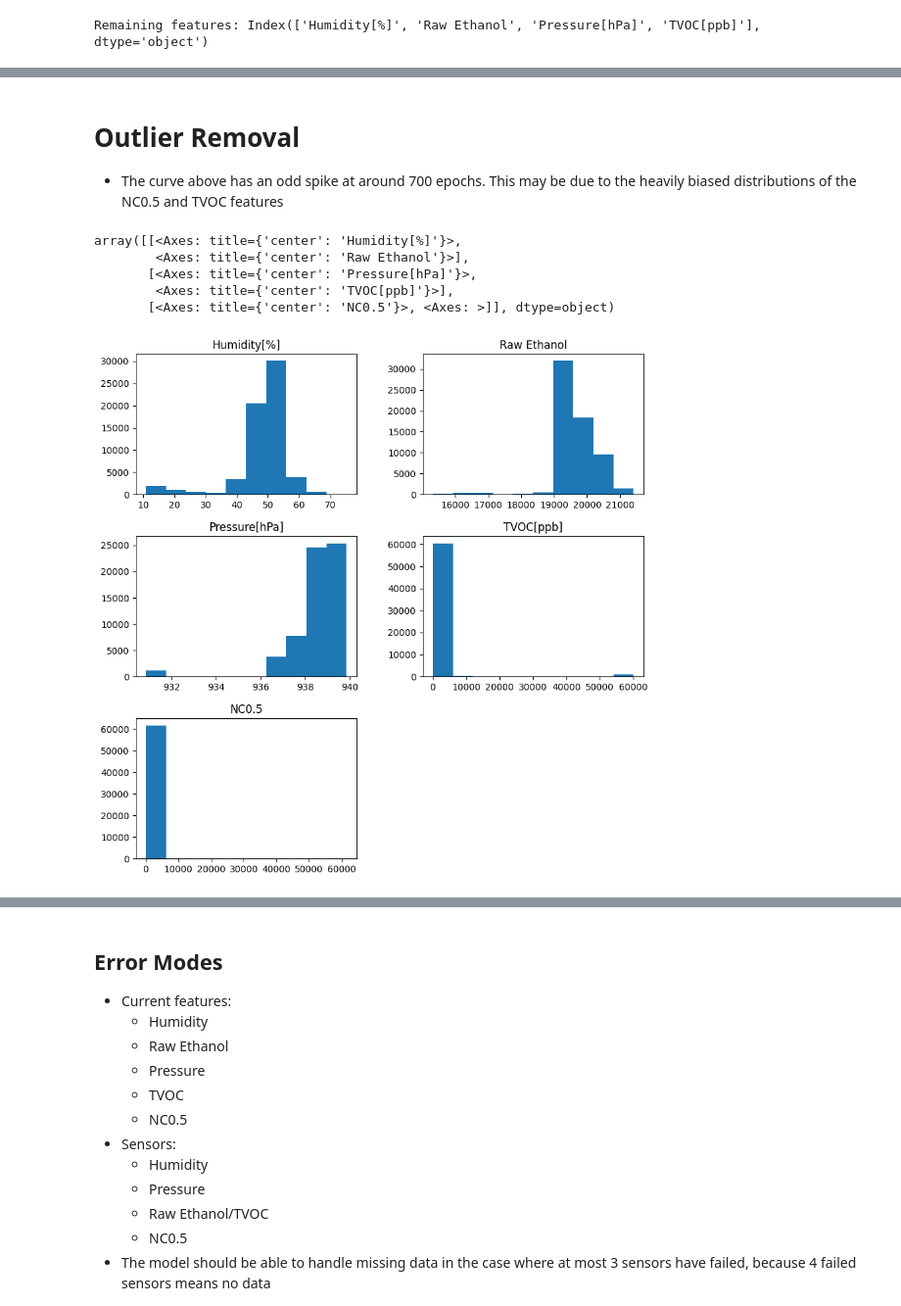
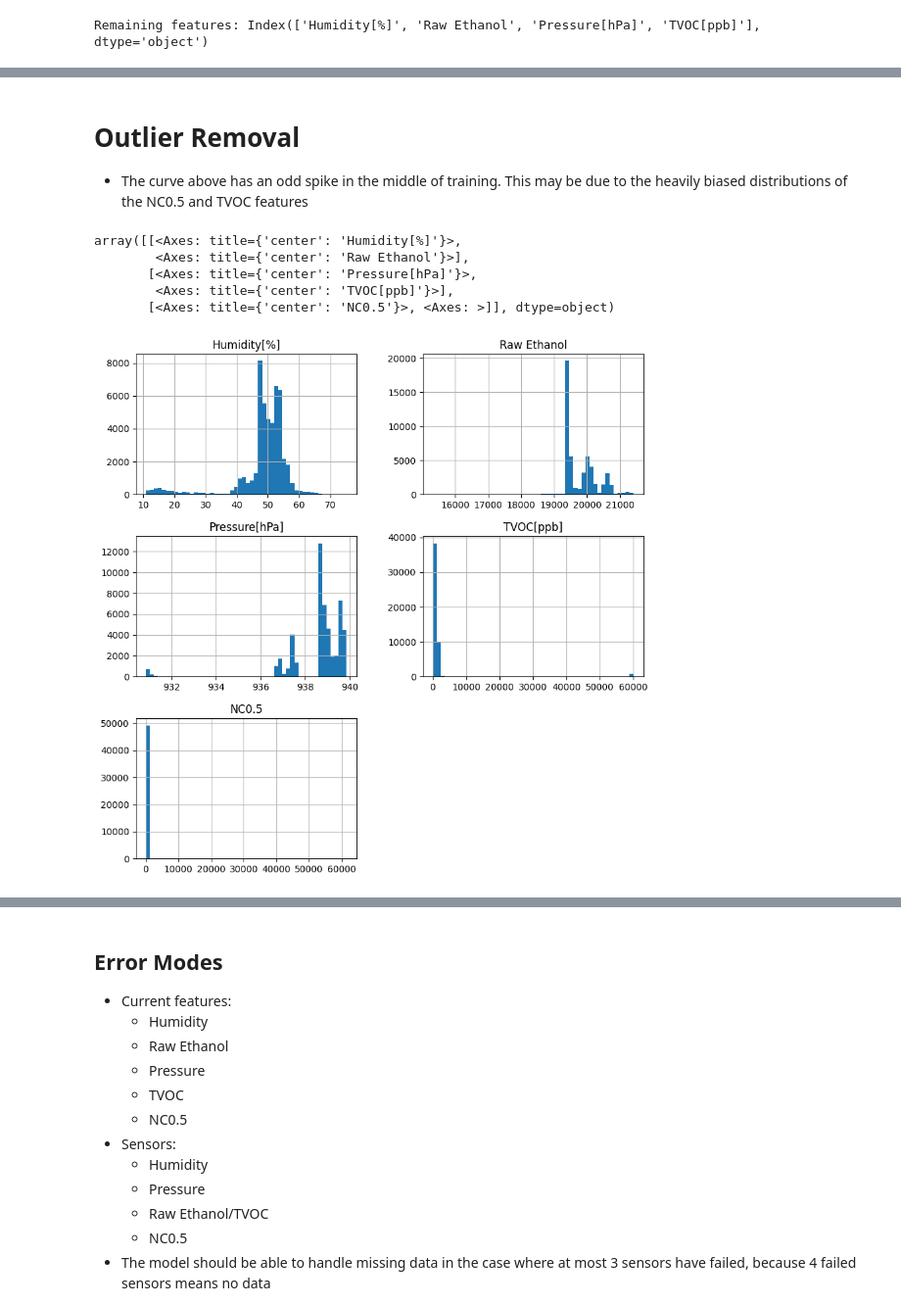
Before and after one commit to jaskinkabir/Intro_ML_Project, a Jupyter notebook: Proj.ipynb, the cells around one changed output, grey strips where cells are left out. Shown at 98% size. Saved outputs shown, nothing was run; the diff lists cells and outputs as text; code cells hidden in the pictures.

```diff
--- a/Proj.ipynb
+++ b/Proj.ipynb
@@ -242,12 +237,17 @@ f1: 0.00560506698055636 %
 # %% [markdown]
 # Outlier Removal
-- The curve above has an odd spike at around 700 epochs. This may be due to the heavily biased distributions of the NC0.5 and TVOC features
+- The curve above has an odd spike in the middle of training. This may be due to the heavily biased distributions of the NC0.5 and TVOC features
-# %%
-X_5f.hist(figsize=(10, 10), grid=False)
-# %% [output]
-array([[<Axes: title={'center': 'Humidity[%]'}>,
-        <Axes: title={'center': 'Raw Ethanol'}>],
-       [<Axes: title={'center': 'Pressure[hPa]'}>,
-        <Axes: title={'center': 'TVOC[ppb]'}>],
-       [<Axes: title={'center': 'NC0.5'}>, <Axes: >]], dtype=object)
-[figure, removed]
+# %%
+#X_train_5f_scaled, X_test_5f_scaled, Y_train_5f, Y_test_5f = train_test_split(X_5f, Y_df, test_size=0.2, random_state=0)
+
+X_train_5f.hist(
+    figsize=(10, 10),
+    bins=50
+    )
+# %% [output]
+array([[<Axes: title={'center': 'Humidity[%]'}>,
+        <Axes: title={'center': 'Raw Ethanol'}>],
+       [<Axes: title={'center': 'Pressure[hPa]'}>,
+        <Axes: title={'center': 'TVOC[ppb]'}>],
+       [<Axes: title={'center': 'NC0.5'}>, <Axes: >]], dtype=object)
+[figure, added]
```
Also changed, not shown: parts of 17 cells of this notebook.
